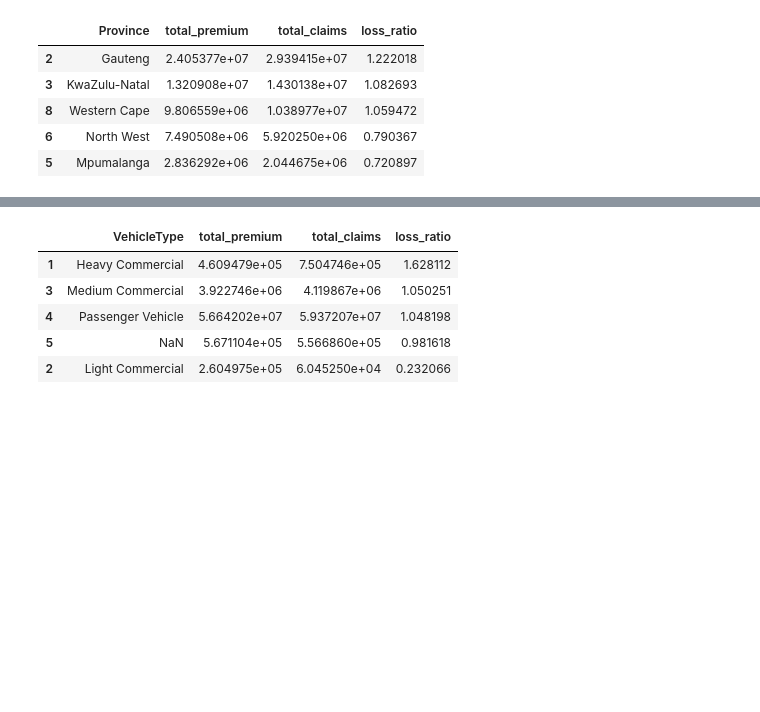
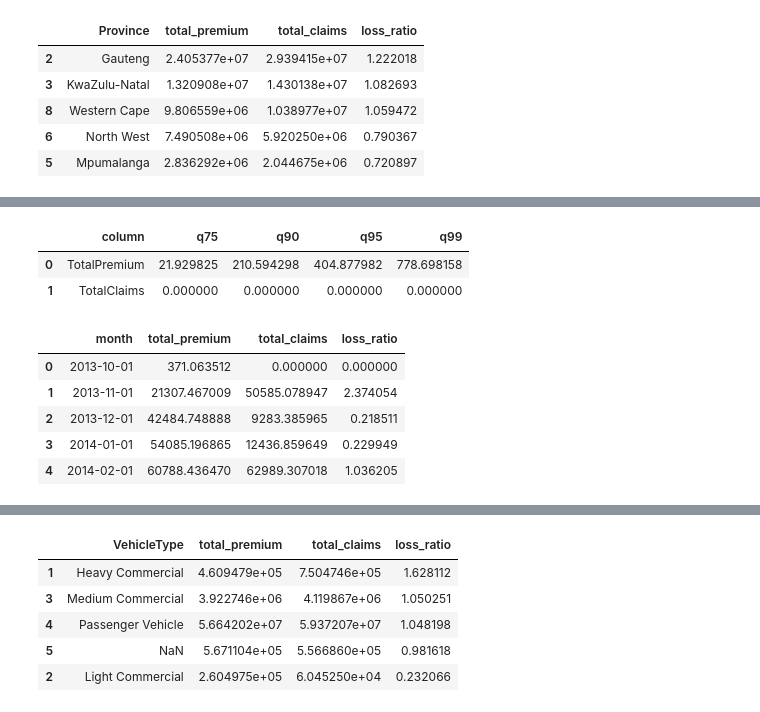
Before and after one commit to Filimon-H/Insurance-Risk-Analysis-and-Predictive-Modeling-, a Jupyter notebook: notebooks/01_task1_eda_overview.ipynb, the cells around one changed output, grey strips where cells are left out. Cells and saved outputs as stored; diff of their text form; code cells hidden in the pictures; blank space fills up the shorter version.

```diff
--- a/notebooks/01_task1_eda_overview.ipynb
+++ b/notebooks/01_task1_eda_overview.ipynb
@@ -79,0 +111,24 @@ lr_by_province.sort_values('loss_ratio', ascending=False).head()
+# %%
+# Outlier analysis using high quantiles and IQR bounds
+from src.eda_outliers import compute_high_quantiles, compute_iqr_bounds
+
+# High quantiles for TotalPremium and TotalClaims
+outlier_quantiles = compute_high_quantiles(df, ["TotalPremium", "TotalClaims"])
+outlier_quantiles
+# %% [output]
+|  | column | q75 | q90 | q95 | q99 |
+| 0 | TotalPremium | 21.929825 | 210.594298 | 404.877982 | 778.698158 |
+| 1 | TotalClaims | 0.000000 | 0.000000 | 0.000000 | 0.000000 |
+# %%
+# Time trend analysis: monthly loss ratio over TransactionMonth
+from src.eda_trends import prepare_monthly_loss_ratio
+
+monthly_lr = prepare_monthly_loss_ratio(df)
+monthly_lr.head()
+# %% [output]
+|  | month | total_premium | total_claims | loss_ratio |
+| 0 | 2013-10-01 | 371.063512 | 0.000000 | 0.000000 |
+| 1 | 2013-11-01 | 21307.467009 | 50585.078947 | 2.374054 |
+| 2 | 2013-12-01 | 42484.748888 | 9283.385965 | 0.218511 |
+| 3 | 2014-01-01 | 54085.196865 | 12436.859649 | 0.229949 |
+| 4 | 2014-02-01 | 60788.436470 | 62989.307018 | 1.036205 |
```
Also changed, not shown: parts of 6 cells of this notebook, 8 other files.
